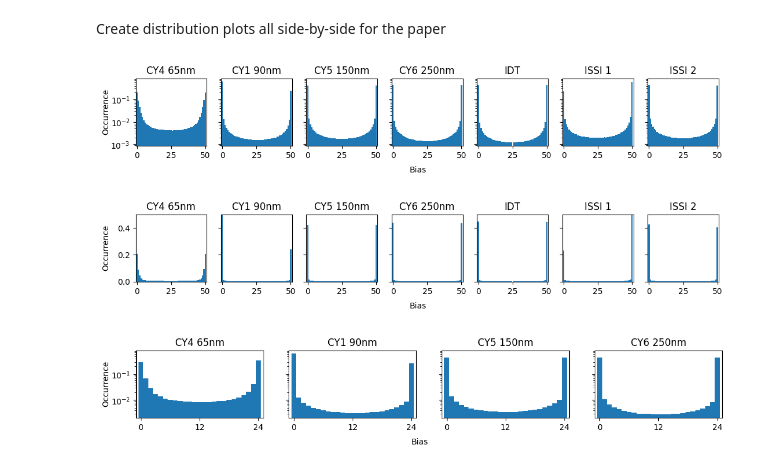
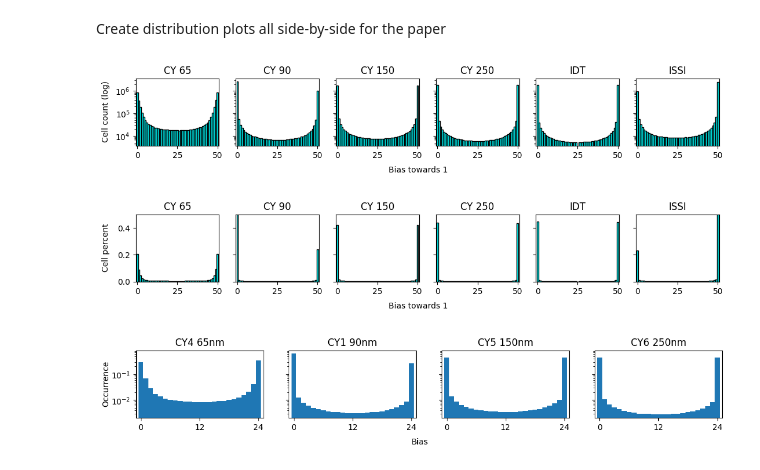
Before and after one commit to ihalseide/sram-fingerprint, a Jupyter notebook: analysis/izak_notebook.ipynb, the cells around one changed output. Drawn from its saved outputs; the diff is of its cells as text; code cells hidden in the pictures.

Commit message:
Do more work for template plots for the paper using Austin's CSV data

```diff
--- a/analysis/izak_notebook.ipynb
+++ b/analysis/izak_notebook.ipynb
@@ -1983,41 +1963,48 @@ data.shape=(4194304,)
 # %% [markdown]
 Create distribution plots all side-by-side for the paper
 # %%
+import numpy as np
+import matplotlib.pyplot as plt
+
 label_and_paths = [
-    ("CY4 65nm", r"C:\Users\ihals\OneDrive - Colostate\RAM_Lab\Senior_Design\Data\CY4-65nm-1\30C-30s-50dumps-2024.11.05.txt-results\Votes-50.npy"),
-    ("CY1 90nm", r"C:\Users\ihals\OneDrive - Colostate\RAM_Lab\Senior_Design\Data\CY1-90nm-2\RT-30s-50dumps.txt-results\Votes-50.npy"),
-    ("CY5 150nm", r"C:\Users\ihals\OneDrive - Colostate\RAM_Lab\Senior_Design\Data\CY5-150nm-2\50_captures_15_second_delay.txt-results\Votes-50.npy"),
-    ("CY6 250nm", r"C:\Users\ihals\OneDrive - Colostate\RAM_Lab\Senior_Design\Data\CY6-250nm-1\30C-60s-50dumps-2024.11.01.txt-results\Votes-50.npy"),
+    ("CY 65", r"C:\Users\ihals\OneDrive - Colostate\RAM_Lab\Senior_Design\Data\CY4-65nm-1\30C-30s-50dumps-2024.11.05.txt-results\Votes-50.npy"),
+    ("CY 90", r"C:\Users\ihals\OneDrive - Colostate\RAM_Lab\Senior_Design\Data\CY1-90nm-2\RT-30s-50dumps.txt-results\Votes-50.npy"),
+    ("CY 150", r"C:\Users\ihals\OneDrive - Colostate\RAM_Lab\Senior_Design\Data\CY5-150nm-2\50_captures_15_second_delay.txt-results\Votes-50.npy"),
+    ("CY 250", r"C:\Users\ihals\OneDrive - Colostate\RAM_Lab\Senior_Design\Data\CY6-250nm-1\30C-60s-50dumps-2024.11.01.txt-results\Votes-50.npy"),
     ("IDT", r"C:\Users\ihals\OneDrive - Colostate\RAM_Lab\Senior_Design\Data\IDT1-1\50_captures_15_second_delay.txt-results\Votes-49.npy"),
-    ("ISSI 1", r"C:\Users\ihals\OneDrive - Colostate\RAM_Lab\Senior_Design\Data\ISSI1-1\50_captures_15_second_delay.txt-results\Votes-50.npy"),
-    ("ISSI 2", r"C:\Users\ihals\OneDrive - Colostate\RAM_Lab\Senior_Design\Data\ISSI2-5\RT-60s-50dumps.txt-results\Votes-50.npy"),
+    ("ISSI", r"C:\Users\ihals\OneDrive - Colostate\RAM_Lab\Senior_Design\Data\ISSI1-1\50_captures_15_second_delay.txt-results\Votes-50.npy"),
+    # ("ISSI 2", r"C:\Users\ihals\OneDrive - Colostate\RAM_Lab\Senior_Design\Data\ISSI2-5\RT-60s-50dumps.txt-results\Votes-50.npy"),
 ]
 
 for is_log in (True, False):
     fig, axs = plt.subplots(1, len(label_and_paths), sharex="row", sharey="row")
     fig.set_figwidth(6.5 *2)
     fig.set_figheight(0.75 *2)
 
     for i, label_and_path in enumerate(label_and_paths):
-        label, path = label_and_path
+        plt_label, path = label_and_path
         votes = np.load(path)
         hist, _ = np.histogram(votes, 51)
-        axs[i].bar(range(51), hist / NUM_BITS, 1.0)
-        axs[i].set_title(label)
+        if not is_log:
+            axs[i].bar(range(51), hist / NUM_BITS, 1.0, color="cyan", edgecolor="black")
+        else:
+            axs[i].bar(range(51), hist, 1.0, color="cyan", edgecolor="black")
+        axs[i].set_title(plt_label)
 
     fig.gca().set_xlim(-1, 51)
     fig.gca().set_xticks([0, 25, 50])
     if not is_log:
         fig.gca().set_ylim(0, 0.5)
+        fig.text(0.08, 0.5, 'Cell percent', va='center', rotation='vertical')
     else:
         fig.gca().set_yscale('log')
+        fig.text(0.08, 0.5, 'Cell count (log)', va='center', rotation='vertical')
     # fig.set_xlabel("Bias")
     # fig.set_ylabel("Occurrence")
-    fig.text(0.5, -0.2, 'Bias', ha='center')
-    fig.text(0.08, 0.5, 'Occurrence', va='center', rotation='vertical')
+    fig.text(0.5, -0.2, 'Bias towards 1', ha='center')
 # %% [output]
-[figure, old version]
+[figure, new version]
-[figure, old version]
+[figure, new version]
 # %%
 label_and_paths = [
     ("CY4 65nm", r"C:\Users\ihals\OneDrive - Colostate\RAM_Lab\Senior_Design\Data\CY4-65nm-1\30C-30s-50dumps-2024.11.05.txt-results\Votes-50.npy"),
```
Also changed, not shown: parts of 21 cells of this notebook.
